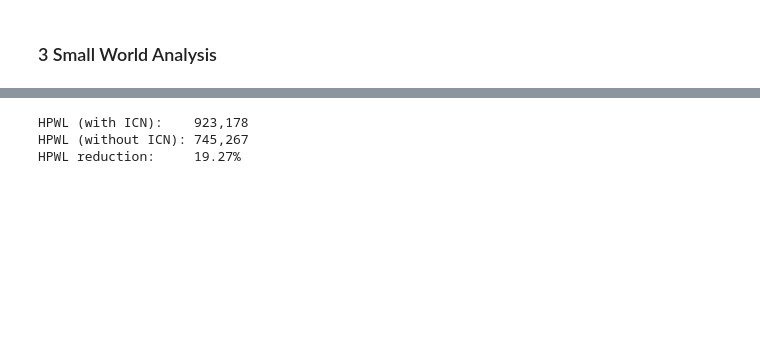
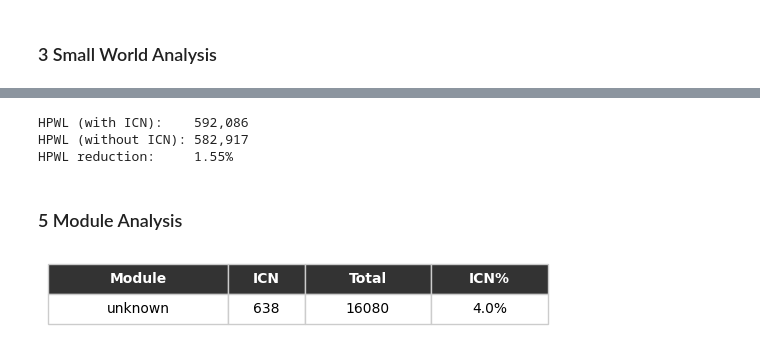
Before and after one commit to Sunw4ve/noise-aware-circuit-clustering, a Jupyter notebook: main.ipynb, the cells around one changed output, grey strips where cells are left out. Saved outputs shown, nothing was run; the diff lists cells and outputs as text; code cells hidden in the pictures; blank space fills up the shorter version.

```diff
--- a/main.ipynb
+++ b/main.ipynb
@@ -171,7 +201,7 @@ def compute_hpwl(cp, exclude_icn=False):
             cy = final_y[node_id] + cp.node_size_y[node_id] / 2.0 + y_off
             xs.append(cx)
             ys.append(cy)
-        if len(xs) < 2:
+        if len(xs) < 3:
             continue
         total_hpwl += (max(xs) - min(xs)) + (max(ys) - min(ys))
     return total_hpwl
@@ -183,6 +213,8 @@ print(f"HPWL (with ICN):    {hpwl_with_icn:,.0f}")
 print(f"HPWL (without ICN): {hpwl_without_icn:,.0f}")
 print(f"HPWL reduction:     {(1 - hpwl_without_icn / hpwl_with_icn) * 100:.2f}%")
 # %% [output]
-HPWL (with ICN):    923,178
-HPWL (without ICN): 745,267
-HPWL reduction:     19.27%
+HPWL (with ICN):    592,086
+HPWL (without ICN): 582,917
+HPWL reduction:     1.55%
+# %% [markdown]
+### 5 Module Analysis
@@ -188,0 +243,36 @@ HPWL reduction:     19.27%
+# %%
+# --- ICN cells per module ---
+icn_mask = cp.labels == -1
+icn_modules = node_modules[icn_mask]
+
+icn_counts = pd.Series(icn_modules).value_counts().sort_index()
+total_per_module = pd.Series(node_modules).value_counts().sort_index()
+icn_pct = (icn_counts / total_per_module * 100).fillna(0).sort_values(ascending=False)
+
+rows = []
+for mod in icn_pct.index:
+    rows.append([mod, int(icn_counts.get(mod, 0)), int(total_per_module.get(mod, 0)), f"{icn_pct[mod]:.1f}%"])
+
+fig, ax = plt.subplots(figsize=(5, 0.3 * len(rows) + 0.3))
+ax.axis('off')
+tbl = ax.table(
+    cellText=rows,
+    colLabels=['Module', 'ICN', 'Total', 'ICN%'],
+    cellLoc='center',
+    loc='center',
+    bbox=[0, 0, 1, 1],
+)
+tbl.auto_set_font_size(False)
+tbl.set_fontsize(10)
+tbl.auto_set_column_width([0, 1, 2, 3])
+for (r, c), cell in tbl.get_celld().items():
+    if r == 0:
+        cell.set_facecolor('#333333')
+        cell.set_text_props(color='white', fontweight='bold')
+    elif r % 2 == 0:
+        cell.set_facecolor('#f0f0f0')
+    cell.set_edgecolor('#cccccc')
+plt.subplots_adjust(left=0, right=1, top=1, bottom=0)
+plt.show()
+# %% [output]
+[figure, added]
```
Also changed, not shown: parts of 14 cells of this notebook, 37 other files.
